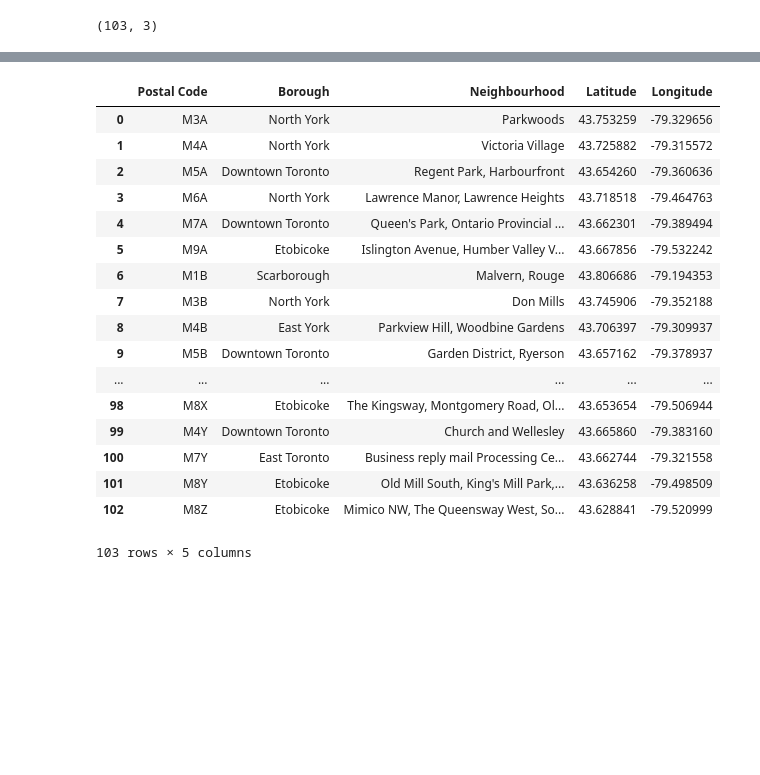
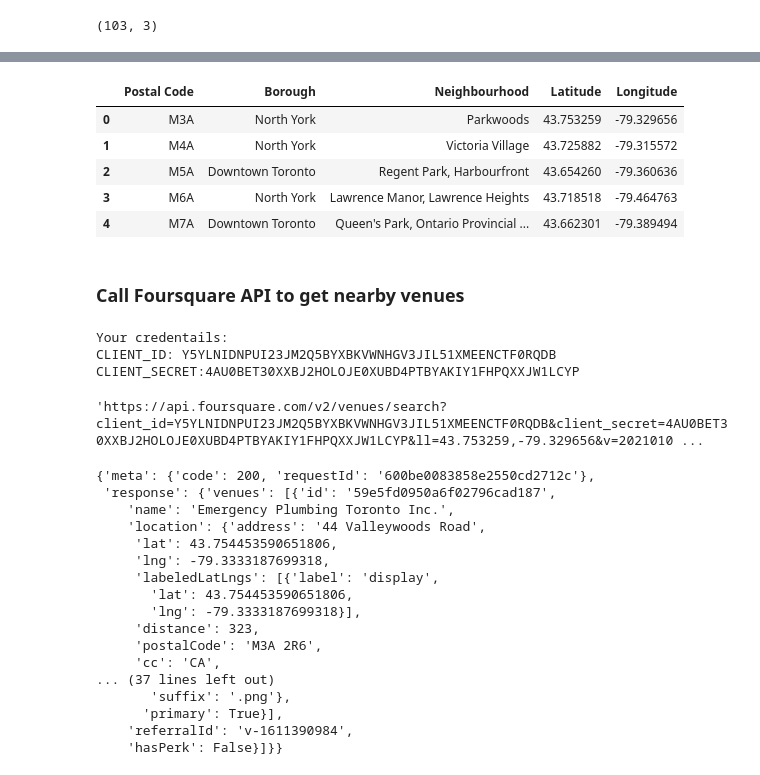
Before and after one commit to Megan-2019/Coursera_Capstone, a Jupyter notebook: Capstone-Week3.ipynb, the cells around one changed output, grey strips where cells are left out. Saved outputs shown, nothing was run; the diff lists cells and outputs as text; code cells hidden in the pictures; blank space fills up the shorter version.

```diff
--- a/Capstone-Week3.ipynb
+++ b/Capstone-Week3.ipynb
@@ -15,6 +37,7 @@ df=dfs[0]
 # %%
+df['Neighbourhood']=df['Neighbourhood'].replace('Not assigned', df['Borough'])
 df=df[df['Borough']!='Not assigned']
-df.reset_index(drop=True)
+df.reset_index(drop=True).head()
 # %% [output]
 |  | Postal Code | Borough | Neighbourhood |
 | 0 | M3A | North York | Parkwoods |
@@ -65,22 +74,55 @@ df_Lat_Lon
 # %%
 df_merge=pd.merge(left=df,right=df_Lat_Lon,left_on="Postal Code",right_on="Postal Code")
-df_merge
+df_merge.head()
 # %% [output]
 |  | Postal Code | Borough | Neighbourhood | Latitude | Longitude |
 | 0 | M3A | North York | Parkwoods | 43.753259 | -79.329656 |
 | 1 | M4A | North York | Victoria Village | 43.725882 | -79.315572 |
 | 2 | M5A | Downtown Toronto | Regent Park, Harbourfront | 43.654260 | -79.360636 |
 | 3 | M6A | North York | Lawrence Manor, Lawrence Heights | 43.718518 | -79.464763 |
 | 4 | M7A | Downtown Toronto | Queen's Park, Ontario Provincial ... | 43.662301 | -79.389494 |
-| 5 | M9A | Etobicoke | Islington Avenue, Humber Valley V... | 43.667856 | -79.532242 |
-| 6 | M1B | Scarborough | Malvern, Rouge | 43.806686 | -79.194353 |
-| 7 | M3B | North York | Don Mills | 43.745906 | -79.352188 |
-| 8 | M4B | East York | Parkview Hill, Woodbine Gardens | 43.706397 | -79.309937 |
-| 9 | M5B | Downtown Toronto | Garden District, Ryerson | 43.657162 | -79.378937 |
-| ... | ... | ... | ... | ... | ... |
-| 98 | M8X | Etobicoke | The Kingsway, Montgomery Road, Ol... | 43.653654 | -79.506944 |
-| 99 | M4Y | Downtown Toronto | Church and Wellesley | 43.665860 | -79.383160 |
-| 100 | M7Y | East Toronto | Business reply mail Processing Ce... | 43.662744 | -79.321558 |
-| 101 | M8Y | Etobicoke | Old Mill South, King's Mill Park,... | 43.636258 | -79.498509 |
-| 102 | M8Z | Etobicoke | Mimico NW, The Queensway West, So... | 43.628841 | -79.520999 |
-103 rows × 5 columns
+# %% [markdown]
+### Call Foursquare API to get nearby venues
+# %%
+CLIENT_ID = 'Y5YLNIDNPUI23JM2Q5BYXBKVWNHGV3JIL51XMEENCTF0RQDB' # your Foursquare ID
+CLIENT_SECRET = '4AU0BET30XXBJ2HOLOJE0XUBD4PTBYAKIY1FHPQXXJW1LCYP' # your Foursquare Secret
+#ACCESS_TOKEN = 'YYU1ENYS03KWZXR5CJNZPPM0LS005NUJJAGVKPYYUDJHWRMR' # your FourSquare Access Token
+VERSION = '20210104'
+LIMIT = 30
+print('Your credentails:')
+print('CLIENT_ID: ' + CLIENT_ID)
+print('CLIENT_SECRET:' + CLIENT_SECRET)
+latitude=43.753259
+longitude=-79.329656
+search_query="Toronto"
+radius=500
+# %% [output]
+Your credentails:
+CLIENT_ID: Y5YLNIDNPUI23JM2Q5BYXBKVWNHGV3JIL51XMEENCTF0RQDB
+CLIENT_SECRET:4AU0BET30XXBJ2HOLOJE0XUBD4PTBYAKIY1FHPQXXJW1LCYP
+# %%
+url = 'https://api.foursquare.com/v2/venues/search?client_id={}&client_secret={}&ll={},{}&v={}&query={}&radius={}&limit={}'.format(CLIENT_ID, CLIENT_SECRET, latitude, longitude, VERSION, search_query, radius, LIMIT)
+url
+# %% [output]
+'https://api.foursquare.com/v2/venues/search?client_id=Y5YLNIDNPUI23JM2Q5BYXBKVWNHGV3JIL51XMEENCTF0RQDB&client_secret=4AU0BET30XXBJ2HOLOJE0XUBD4PTBYAKIY1FHPQXXJW1LCYP&ll=43.753259,-79.329656&v=2021010 ...
+# %%
+results = requests.get(url).json()
+results
+# %% [output]
+{'meta': {'code': 200, 'requestId': '600be0083858e2550cd2712c'},
+ 'response': {'venues': [{'id': '59e5fd0950a6f02796cad187',
+    'name': 'Emergency Plumbing Toronto Inc.',
+    'location': {'address': '44 Valleywoods Road',
+     'lat': 43.754453590651806,
+     'lng': -79.3333187699318,
+     'labeledLatLngs': [{'label': 'display',
+       'lat': 43.754453590651806,
+       'lng': -79.3333187699318}],
+     'distance': 323,
+     'postalCode': 'M3A 2R6',
+     'cc': 'CA',
+... (37 lines left out)
+       'suffix': '.png'},
+      'primary': True}],
+    'referralId': 'v-1611390984',
+    'hasPerk': False}]}}
```
Also changed, not shown: parts of 30 cells of this notebook.
